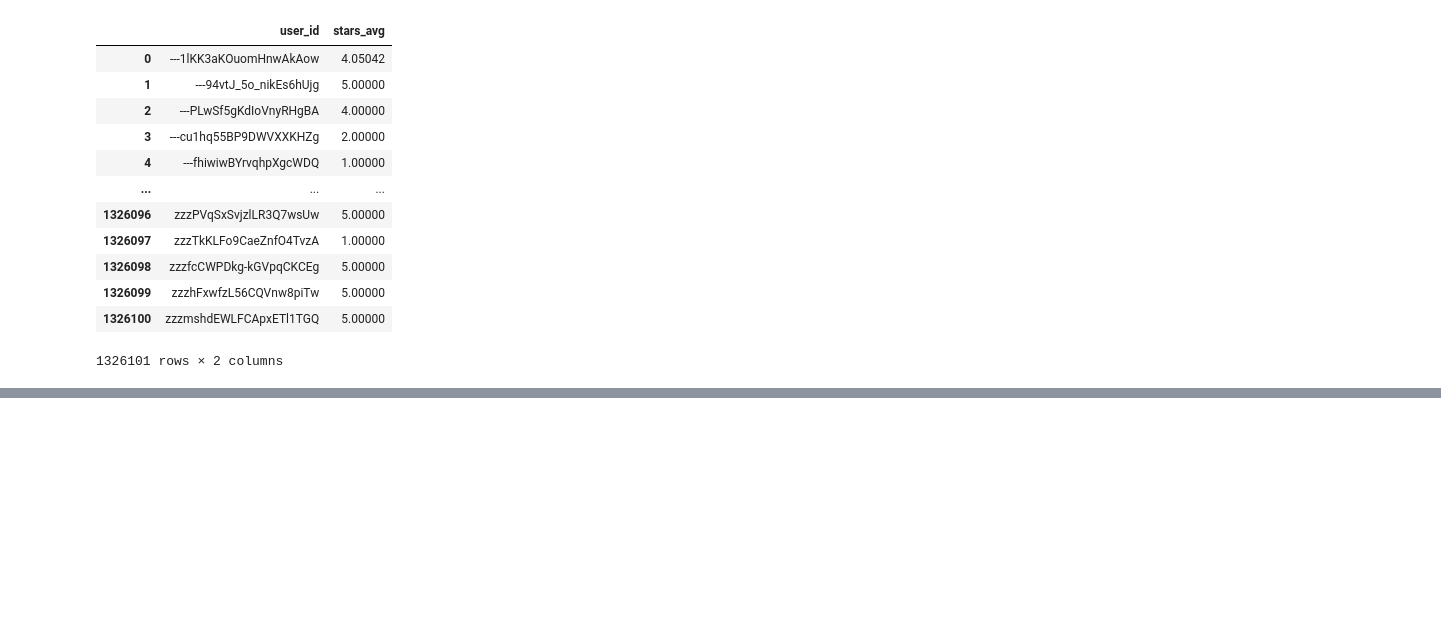
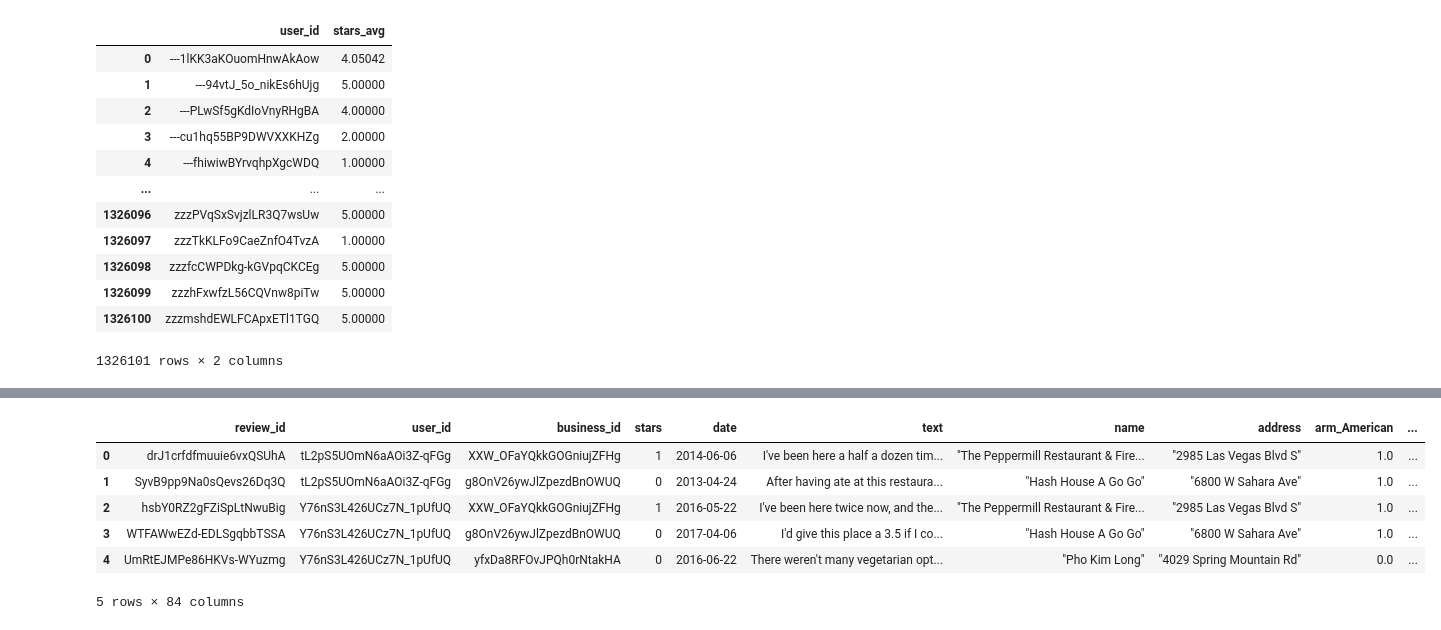
Before and after one commit to raychng/bt4014-project, a Jupyter notebook: ray_preprocessing.ipynb, the cells around one changed output, grey strips where cells are left out. Drawn from its saved outputs; the diff is of its cells as text; code cells hidden in the pictures; blank space fills up the shorter version.

```diff
--- a/ray_preprocessing.ipynb
+++ b/ray_preprocessing.ipynb
@@ -605,0 +647,22 @@ lasvegas_reviews_df.to_csv('lasvegas_reviews_with_star_features.csv')
+# %%
+# Dictionary to define aggregations, we want to sum up over cuisine
+agg_dict = dict([(cuisine, 'sum') for cuisine in cuisine_cols])
+agg_dict['review_id'] = 'count'
+# Aggregate reviews per cuisine per user
+user_cuisine_features_df = lasvegas_reviews_df.groupby(
+    'user_id'
+).agg(
+    agg_dict
+)
+# Calculate ratio of cuisine over total reviews
+for cuisine in cuisine_cols:
+    user_cuisine_features_df[cuisine + '_ratio'] = user_cuisine_features_df[cuisine] / user_cuisine_features_df['review_id']
+user_cuisine_features_df = user_cuisine_features_df.drop(
+    columns=['review_id']
+)
+# Rename columns
+user_rename_dict = dict([(cuisine, 'user_' + cuisine) for cuisine in cuisine_cols] + [(cuisine + '_ratio', 'user_' + cuisine + '_ratio') for cuisine in cuisine_cols])
+user_cuisine_features_df = user_cuisine_features_df.rename(
+    columns=user_rename_dict
+)
+user_cuisine_features_df.head()
@@ -605,0 +678,17 @@ lasvegas_reviews_df.to_csv('lasvegas_reviews_with_star_features.csv')
+# %%
+# Merge to review table
+lasvegas_reviews_user_features_df = lasvegas_reviews_df.merge(user_cuisine_features_df, how='left', on='user_id')
+# Rename columns
+arm_rename_dict = dict([(cuisine, 'arm_' + cuisine) for cuisine in cuisine_cols])
+lasvegas_reviews_user_features_df = lasvegas_reviews_user_features_df.rename(
+    columns=arm_rename_dict
+)
+lasvegas_reviews_user_features_df.head()
+# %% [output]
+|  | review_id | user_id | business_id | stars | date | text | name | address | arm_American | ... |
+| 0 | drJ1crfdfmuuie6vxQSUhA | tL2pS5UOmN6aAOi3Z-qFGg | XXW_OFaYQkkGOGniujZFHg | 1 | 2014-06-06 | I've been here a half a dozen tim... | "The Peppermill Restaurant & Fire... | "2985 Las Vegas Blvd S" | 1.0 | ... |
+| 1 | SyvB9pp9Na0sQevs26Dq3Q | tL2pS5UOmN6aAOi3Z-qFGg | g8OnV26ywJlZpezdBnOWUQ | 0 | 2013-04-24 | After having ate at this restaura... | "Hash House A Go Go" | "6800 W Sahara Ave" | 1.0 | ... |
+| 2 | hsbY0RZ2gFZiSpLtNwuBig | Y76nS3L426UCz7N_1pUfUQ | XXW_OFaYQkkGOGniujZFHg | 1 | 2016-05-22 | I've been here twice now, and the... | "The Peppermill Restaurant & Fire... | "2985 Las Vegas Blvd S" | 1.0 | ... |
+| 3 | WTFAWwEZd-EDLSgqbbTSSA | Y76nS3L426UCz7N_1pUfUQ | g8OnV26ywJlZpezdBnOWUQ | 0 | 2017-04-06 | I'd give this place a 3.5 if I co... | "Hash House A Go Go" | "6800 W Sahara Ave" | 1.0 | ... |
+| 4 | UmRtEJMPe86HKVs-WYuzmg | Y76nS3L426UCz7N_1pUfUQ | yfxDa8RFOvJPQh0rNtakHA | 0 | 2016-06-22 | There weren't many vegetarian opt... | "Pho Kim Long" | "4029 Spring Mountain Rd" | 0.0 | ... |
+5 rows × 84 columns
```
Also changed, not shown: parts of 8 cells of this notebook, 2 other files.
